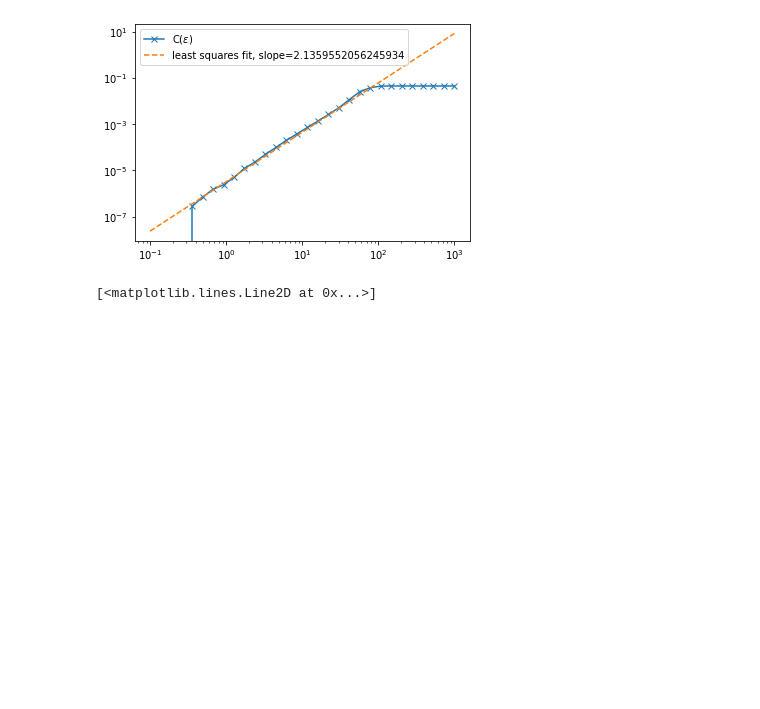
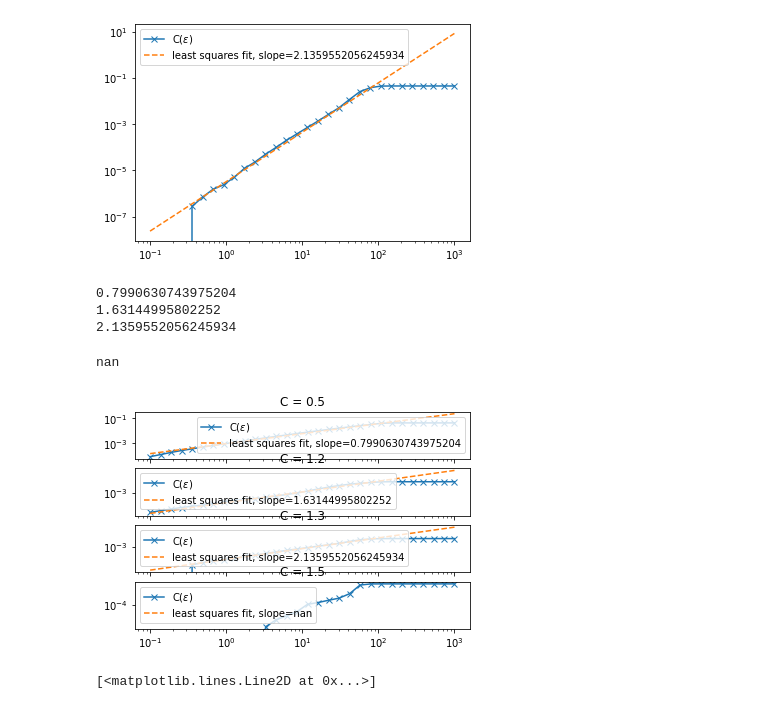
Before and after one commit to Philament1/SciComp-Coursework, a Jupyter notebook: Project 3/q3.ipynb, the cells around one changed output. Drawn from its saved outputs; the diff is of its cells as text; code cells hidden in the pictures; blank space fills up the shorter version.

```diff
--- a/Project 3/q3.ipynb
+++ b/Project 3/q3.ipynb
@@ -75,7 +75,7 @@ y0 = np.zeros(2*n)
 y0[:n]=1+0.2*np.cos(4*k*a0)+0.3*np.sin(7*k*a0)+0.1*A0.real
 
 #---Example code for computing solution, use/modify/discard as needed---#
-c_vals = np.array([1.2, 1.3])
+c_vals = np.array([0.5, 1.2, 1.3, 1.5])
 u_list = []
 for c in c_vals:
     if c == 1.3:
@@ -160,6 +160,31 @@ plt.legend()
 2.1359552056245934
 <matplotlib.legend.Legend at 0x...>
 [figure]
+# %%
+c_num = len(c_vals)
+fig, ax = plt.subplots(c_num, 1)
+
+for i in range(c_num):
+    D = scipy.spatial.distance.pdist(u_list[i][:,100:-99])
+    eps = np.logspace(-1, 3, 30)
+    C = np.array([D[D < ep].size*2/(m*(m-1)) for ep in eps])
+
+    ax[i].loglog(eps, C, marker = 'x', label=r'C($\epsilon$)')
+
+    eps_fit = np.logspace(0, 2, 20)
+    C_fit = np.array([D[D < ep].size*2/(n*(n-1)) for ep in eps_fit])
+    d, p_corr = np.polyfit(np.log(eps_fit), np.log(C_fit), 1)
+    print(d)
+
+    ax[i].loglog(eps, np.exp(p_corr)*(eps**d), linestyle='--', label=f'least squares fit, slope={d}')
+    ax[i].set_title(f'C = {c_vals[i]}')
+    ax[i].legend()
+# %% [output]
+0.7990630743975204
+1.63144995802252
+2.1359552056245934
+nan
+[figure, added]
 # %%
 #  Finding max
 
```
Also changed, not shown: parts of 2 cells of this notebook, 2 other files.
